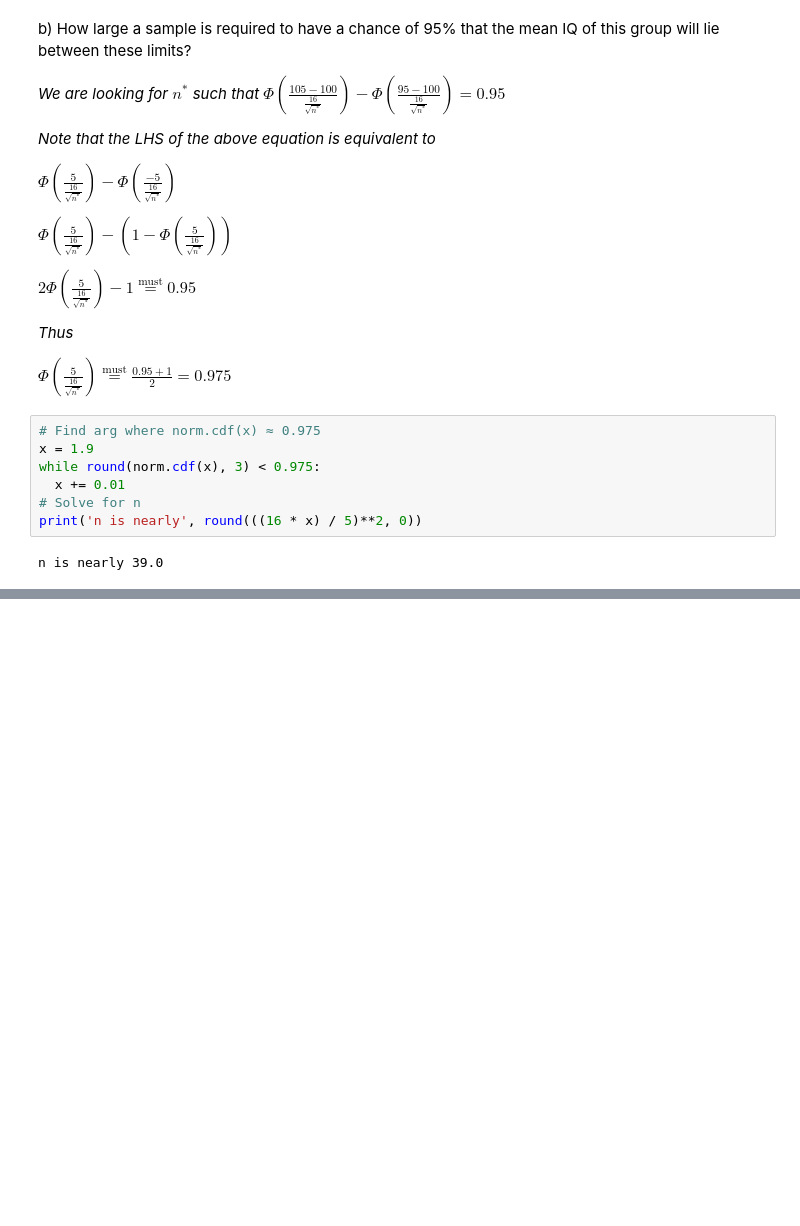
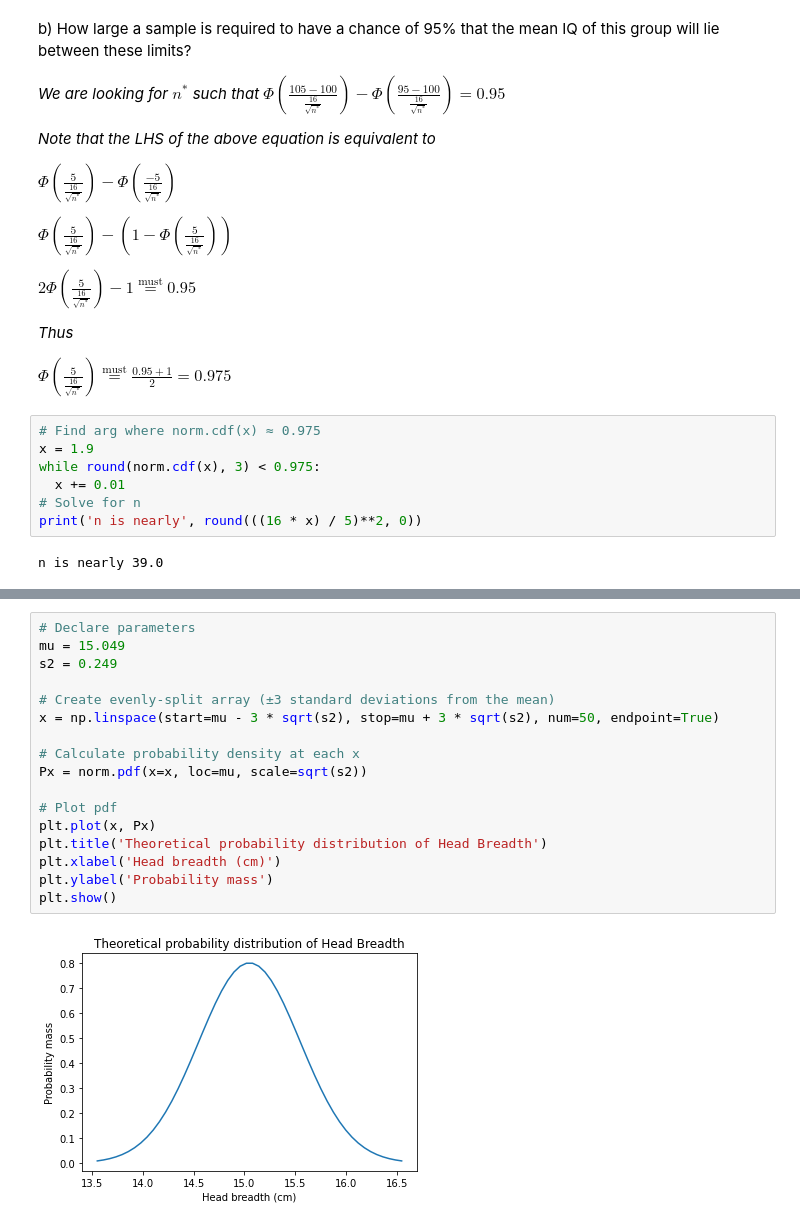
Before and after one commit to ArturoSbr/Principles-of-Statistics-MG-Bulmer-1965, a Jupyter notebook: 7_Normal_Distribution.ipynb, the cells around one changed output, grey strips where cells are left out. Cells and saved outputs as stored; diff of their text form; blank space fills up the shorter version.

```diff
--- a/7_Normal_Distribution.ipynb
+++ b/7_Normal_Distribution.ipynb
@@ -74,0 +91,19 @@ n is nearly 39.0
+# %%
+# Declare parameters
+mu = 15.049
+s2 = 0.249
+
+# Create evenly-split array (±3 standard deviations from the mean)
+x = np.linspace(start=mu - 3 * sqrt(s2), stop=mu + 3 * sqrt(s2), num=50, endpoint=True)
+
+# Calculate probability density at each x
+Px = norm.pdf(x=x, loc=mu, scale=sqrt(s2))
+
+# Plot pdf
+plt.plot(x, Px)
+plt.title('Theoretical probability distribution of Head Breadth')
+plt.xlabel('Head breadth (cm)')
+plt.ylabel('Probability mass')
+plt.show()
+# %% [output]
+[figure, added]
```
Also changed, not shown: parts of 23 cells of this notebook.
